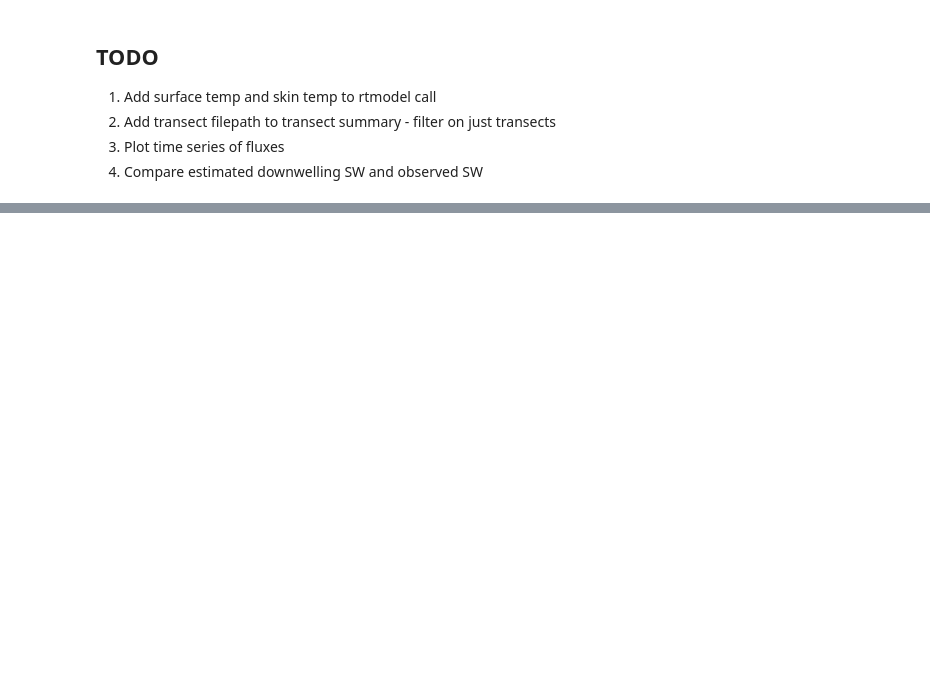
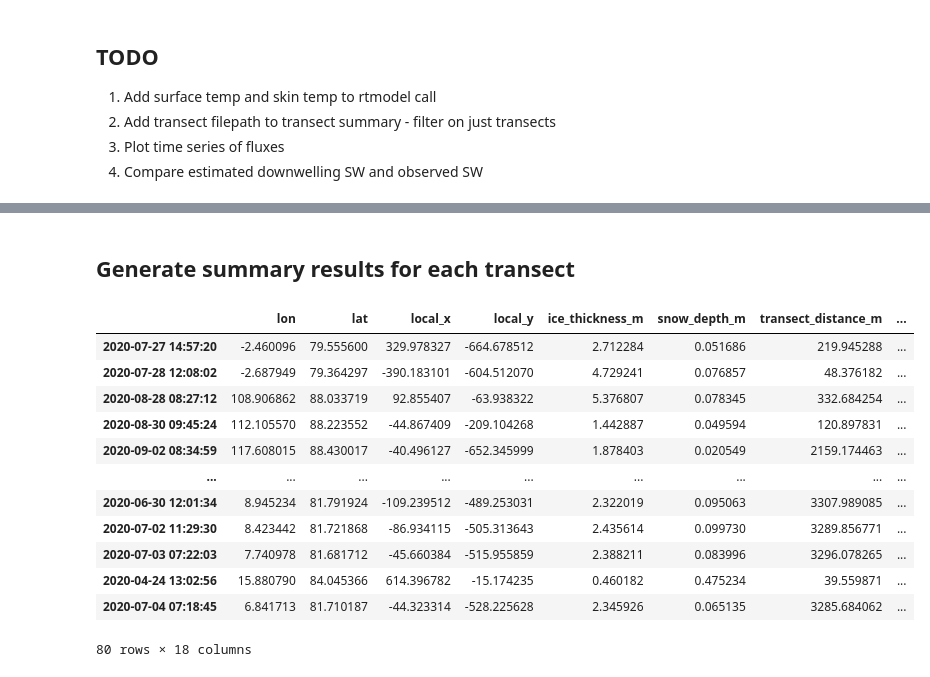
Before and after one commit to nsidc/mosaic_sunlight_underseaice, a Jupyter notebook: notebooks/run_rtmodel_for_cleaned_transects.ipynb, the cells around one changed output, grey strips where cells are left out. Cells and saved outputs as stored; diff of their text form; code cells hidden in the pictures; blank space fills up the shorter version.

```diff
--- a/notebooks/run_rtmodel_for_cleaned_transects.ipynb
+++ b/notebooks/run_rtmodel_for_cleaned_transects.ipynb
@@ -77,0 +86,2 @@ rt_df
+# %% [markdown]
+## Generate summary results for each transect
@@ -77,0 +117,16 @@ rt_df
+# %%
+summary_df
+# %% [output]
+|  | lon | lat | local_x | local_y | ice_thickness_m | snow_depth_m | transect_distance_m | ... |
+| 2020-07-27 14:57:20 | -2.460096 | 79.555600 | 329.978327 | -664.678512 | 2.712284 | 0.051686 | 219.945288 | ... |
+| 2020-07-28 12:08:02 | -2.687949 | 79.364297 | -390.183101 | -604.512070 | 4.729241 | 0.076857 | 48.376182 | ... |
+| 2020-08-28 08:27:12 | 108.906862 | 88.033719 | 92.855407 | -63.938322 | 5.376807 | 0.078345 | 332.684254 | ... |
+| 2020-08-30 09:45:24 | 112.105570 | 88.223552 | -44.867409 | -209.104268 | 1.442887 | 0.049594 | 120.897831 | ... |
+| 2020-09-02 08:34:59 | 117.608015 | 88.430017 | -40.496127 | -652.345999 | 1.878403 | 0.020549 | 2159.174463 | ... |
+| ... | ... | ... | ... | ... | ... | ... | ... | ... |
+| 2020-06-30 12:01:34 | 8.945234 | 81.791924 | -109.239512 | -489.253031 | 2.322019 | 0.095063 | 3307.989085 | ... |
+| 2020-07-02 11:29:30 | 8.423442 | 81.721868 | -86.934115 | -505.313643 | 2.435614 | 0.099730 | 3289.856771 | ... |
+| 2020-07-03 07:22:03 | 7.740978 | 81.681712 | -45.660384 | -515.955859 | 2.388211 | 0.083996 | 3296.078265 | ... |
+| 2020-04-24 13:02:56 | 15.880790 | 84.045366 | 614.396782 | -15.174235 | 0.460182 | 0.475234 | 39.559871 | ... |
+| 2020-07-04 07:18:45 | 6.841713 | 81.710187 | -44.323314 | -528.225628 | 2.345926 | 0.065135 | 3285.684062 | ... |
+80 rows × 18 columns
```
Also changed, not shown: parts of 7 cells of this notebook.
